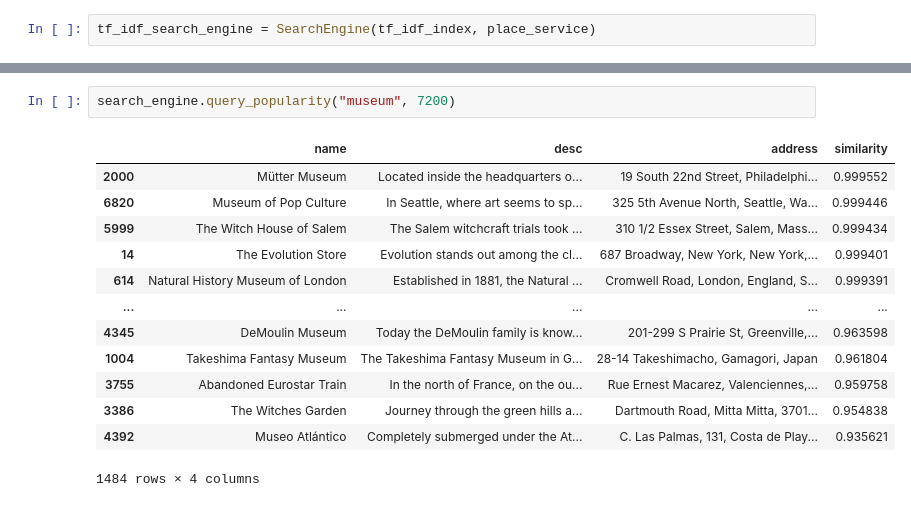
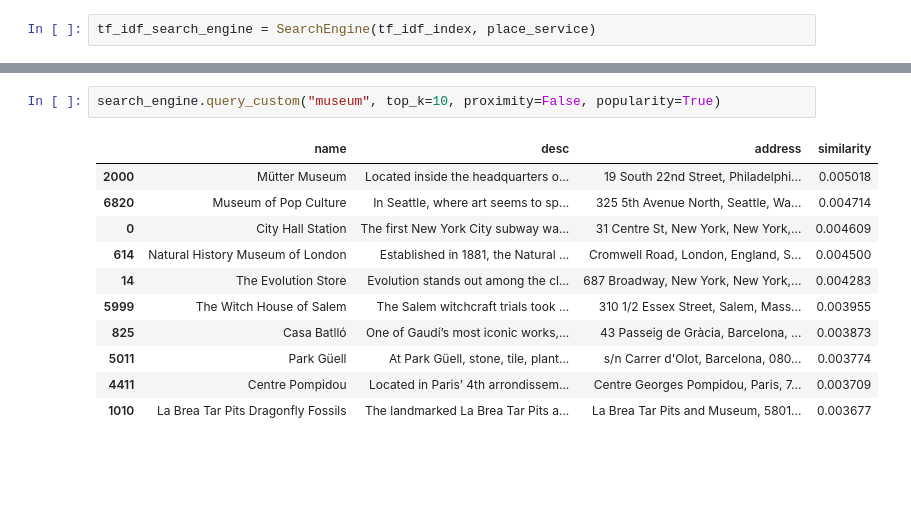
Before and after one commit to jonasbarth/adm-2022-hw-3, a Jupyter notebook: main.ipynb, the cells around one changed output, grey strips where cells are left out. Cells and saved outputs as stored; diff of their text form; blank space fills up the shorter version.

```diff
--- a/main.ipynb
+++ b/main.ipynb
@@ -140,16 +167,14 @@ search_engine.query_custom('museum', 10, True)
 # %%
-search_engine.query_popularity("museum", 7200)
+search_engine.query_custom("museum", top_k=10, proximity=False, popularity=True)
 # %% [output]
 |  | name | desc | address | similarity |
-| 2000 | Mütter Museum | Located inside the headquarters o... | 19 South 22nd Street, Philadelphi... | 0.999552 |
-| 6820 | Museum of Pop Culture | In Seattle, where art seems to sp... | 325 5th Avenue North, Seattle, Wa... | 0.999446 |
-| 5999 | The Witch House of Salem | The Salem witchcraft trials took ... | 310 1/2 Essex Street, Salem, Mass... | 0.999434 |
-| 14 | The Evolution Store | Evolution stands out among the cl... | 687 Broadway, New York, New York,... | 0.999401 |
-| 614 | Natural History Museum of London | Established in 1881, the Natural ... | Cromwell Road, London, England, S... | 0.999391 |
-| ... | ... | ... | ... | ... |
-| 4345 | DeMoulin Museum | Today the DeMoulin family is know... | 201-299 S Prairie St, Greenville,... | 0.963598 |
-| 1004 | Takeshima Fantasy Museum | The Takeshima Fantasy Museum in G... | 28-14 Takeshimacho, Gamagori, Japan | 0.961804 |
-| 3755 | Abandoned Eurostar Train | In the north of France, on the ou... | Rue Ernest Macarez, Valenciennes,... | 0.959758 |
-| 3386 | The Witches Garden | Journey through the green hills a... | Dartmouth Road, Mitta Mitta, 3701... | 0.954838 |
-| 4392 | Museo Atlántico | Completely submerged under the At... | C. Las Palmas, 131, Costa de Play... | 0.935621 |
+| 2000 | Mütter Museum | Located inside the headquarters o... | 19 South 22nd Street, Philadelphi... | 0.005018 |
+| 6820 | Museum of Pop Culture | In Seattle, where art seems to sp... | 325 5th Avenue North, Seattle, Wa... | 0.004714 |
+| 0 | City Hall Station | The first New York City subway wa... | 31 Centre St, New York, New York,... | 0.004609 |
+| 614 | Natural History Museum of London | Established in 1881, the Natural ... | Cromwell Road, London, England, S... | 0.004500 |
+| 14 | The Evolution Store | Evolution stands out among the cl... | 687 Broadway, New York, New York,... | 0.004283 |
+| 5999 | The Witch House of Salem | The Salem witchcraft trials took ... | 310 1/2 Essex Street, Salem, Mass... | 0.003955 |
+| 825 | Casa Batlló | One of Gaudí’s most iconic works,... | 43 Passeig de Gràcia, Barcelona, ... | 0.003873 |
+| 5011 | Park Güell | At Park Güell, stone, tile, plant... | s/n Carrer d'Olot, Barcelona, 080... | 0.003774 |
+| 4411 | Centre Pompidou | Located in Paris’ 4th arrondissem... | Centre Georges Pompidou, Paris, 7... | 0.003709 |
+| 1010 | La Brea Tar Pits Dragonfly Fossils | The landmarked La Brea Tar Pits a... | La Brea Tar Pits and Museum, 5801... | 0.003677 |
-1484 rows × 4 columns
```
Also changed, not shown: parts of 5 cells of this notebook.
